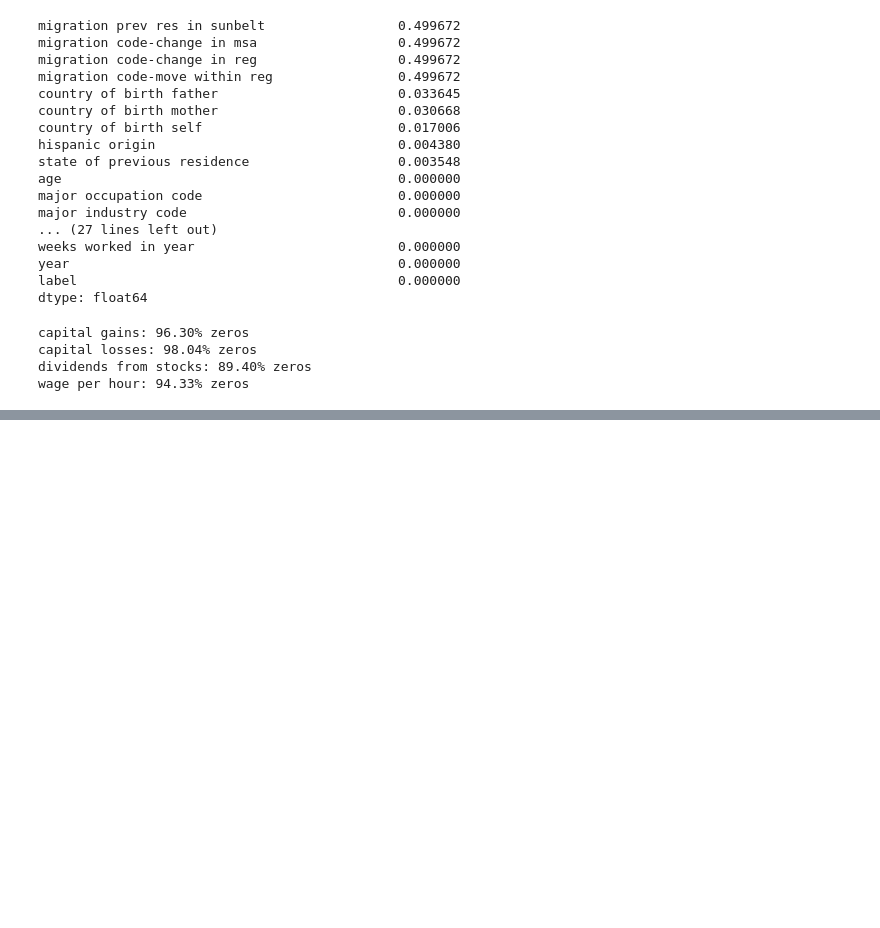
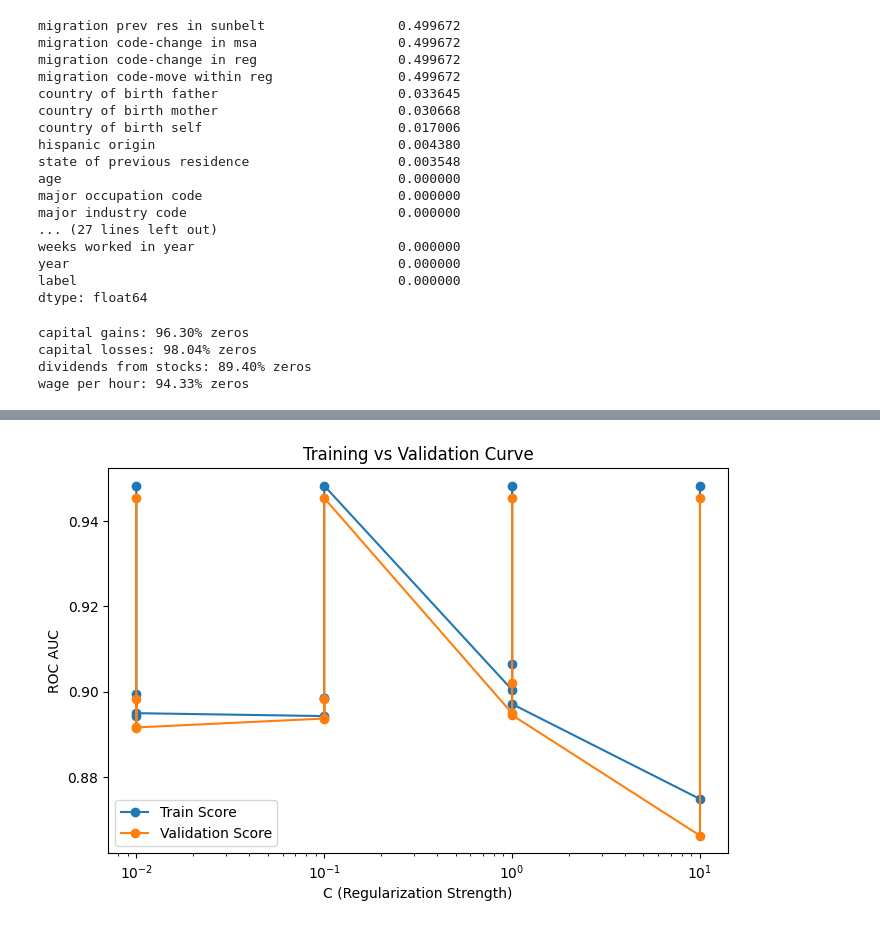
Before and after one commit to EWang229/JPMC_ML_Analysis, a Jupyter notebook: code/modeling.ipynb, the cells around one changed output, grey strips where cells are left out. Saved outputs shown, nothing was run; the diff lists cells and outputs as text; code cells hidden in the pictures; blank space fills up the shorter version.

```diff
--- a/code/modeling.ipynb
+++ b/code/modeling.ipynb
@@ -266,0 +377,5 @@ y = df_model["label"]
+# %%
+preprocessor = ColumnTransformer([
+    ("cat", OneHotEncoder(handle_unknown="ignore", drop="first"), categorical_cols),  # this will one hot encode the the categorical columns and then drop the first value to make it the "reference" value
+    ("num", StandardScaler(), numeric_cols)  # this will standardize the numeric columns, this is important for logistic regression interpretation and its predictive power
+])
@@ -266,0 +393,5 @@ y = df_model["label"]
+# %%
+pipeline = Pipeline([
+    ("preprocessor", preprocessor),
+    ("model", LogisticRegression(max_iter=1000))
+ ]) # creating the model pipeline
@@ -266,0 +514,3 @@ y = df_model["label"]
+# %%
+results = pd.DataFrame(grid.cv_results_)
+results[["param_model__C", "mean_train_score", "mean_test_score"]]
@@ -266,0 +533,22 @@ y = df_model["label"]
+# %%
+# sort by C for clean plotting
+results_sorted = results.sort_values("param_model__C")
+
+C_vals = results_sorted["param_model__C"]
+train_scores = results_sorted["mean_train_score"]
+val_scores = results_sorted["mean_test_score"]
+
+plt.figure(figsize=(8,5))
+
+plt.plot(C_vals, train_scores, marker='o', label="Train Score")
+plt.plot(C_vals, val_scores, marker='o', label="Validation Score")
+
+plt.xscale("log")  # VERY important for C
+plt.xlabel("C (Regularization Strength)")
+plt.ylabel("ROC AUC")
+plt.title("Training vs Validation Curve")
+plt.legend()
+
+plt.show()
+# %% [output]
+[figure, added]
```
Also changed, not shown: parts of 34 cells of this notebook, 4 other files.
